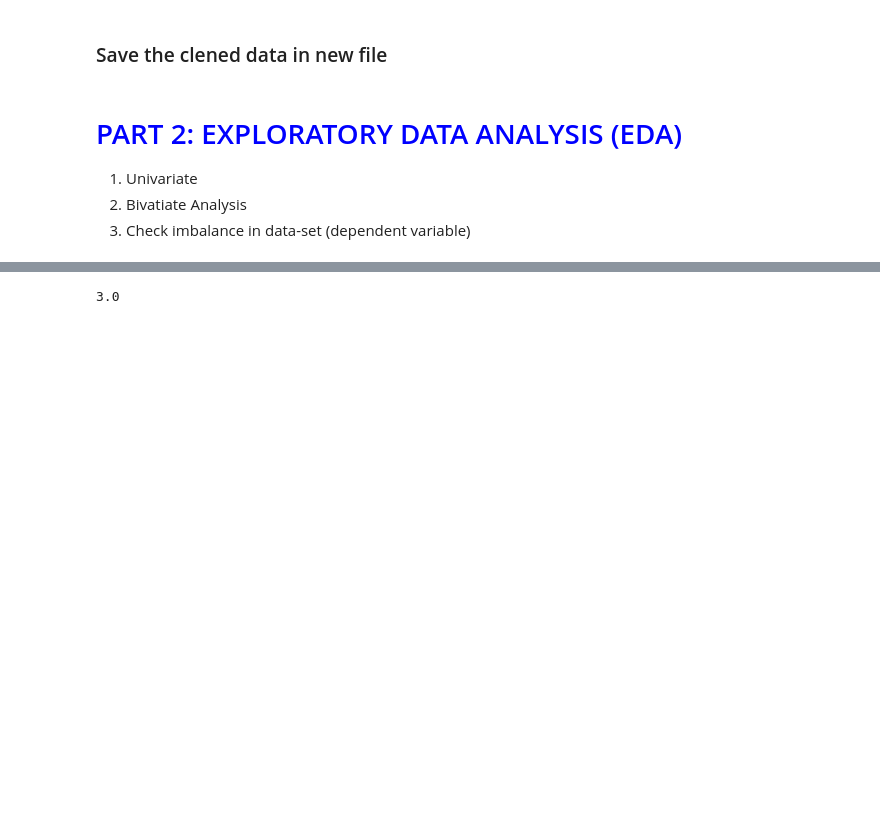
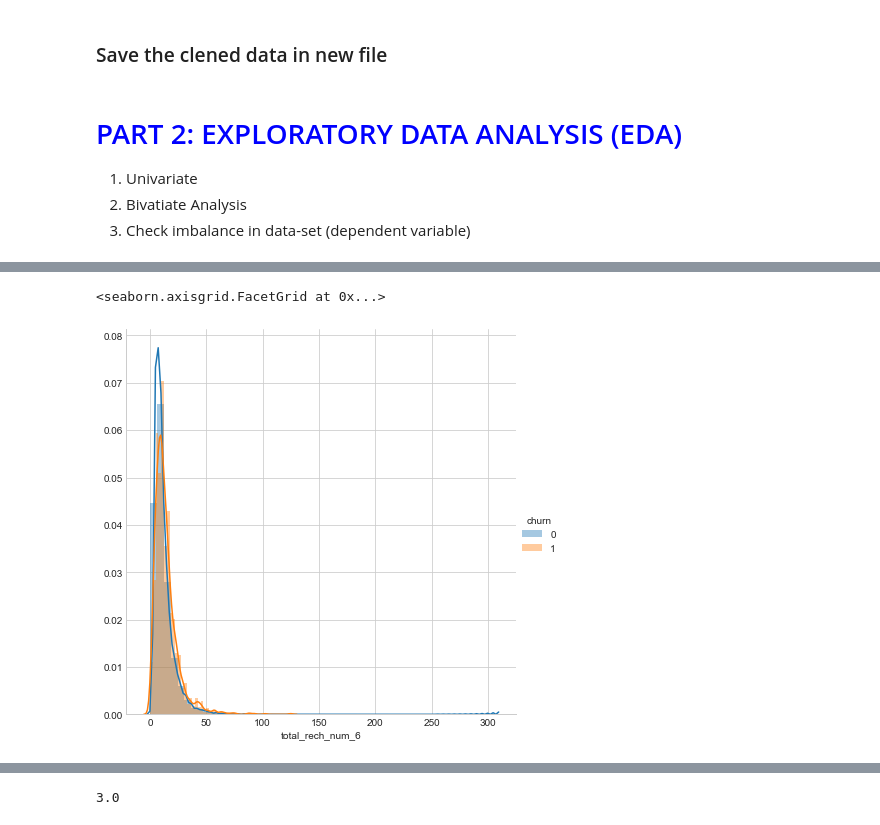
Before and after one commit to iici-psiddineni/ML_Telecom_Churn, a Jupyter notebook: Pandarinath_TelecomChurnCaseStudy.ipynb, the cells around one changed output, grey strips where cells are left out. Saved outputs shown, nothing was run; the diff lists cells and outputs as text; code cells hidden in the pictures; blank space fills up the shorter version.

Commit message:
Added Exploratory data analysis (Part-2)

```diff
--- a/Pandarinath_TelecomChurnCaseStudy.ipynb
+++ b/Pandarinath_TelecomChurnCaseStudy.ipynb
@@ -648,0 +694,12 @@ TODO??
+# %%
+#feature importance of total_rech_num_6
+#now use histogram or probability density function for univiraite analysis
+#one variable analysis
+#this is important to know feature importance in classification
+sns.set_style('whitegrid')
+sns.FacetGrid(telecom,hue='churn',size=6).map(sns.distplot,"total_rech_num_6").add_legend()
+
+#its difficult to know about the churning rate based on total_rech_num_6 feature as overlaped data.
+# %% [output]
+<seaborn.axisgrid.FacetGrid at 0x...>
+[figure, added]
```
Also changed, not shown: parts of 42 cells of this notebook.
